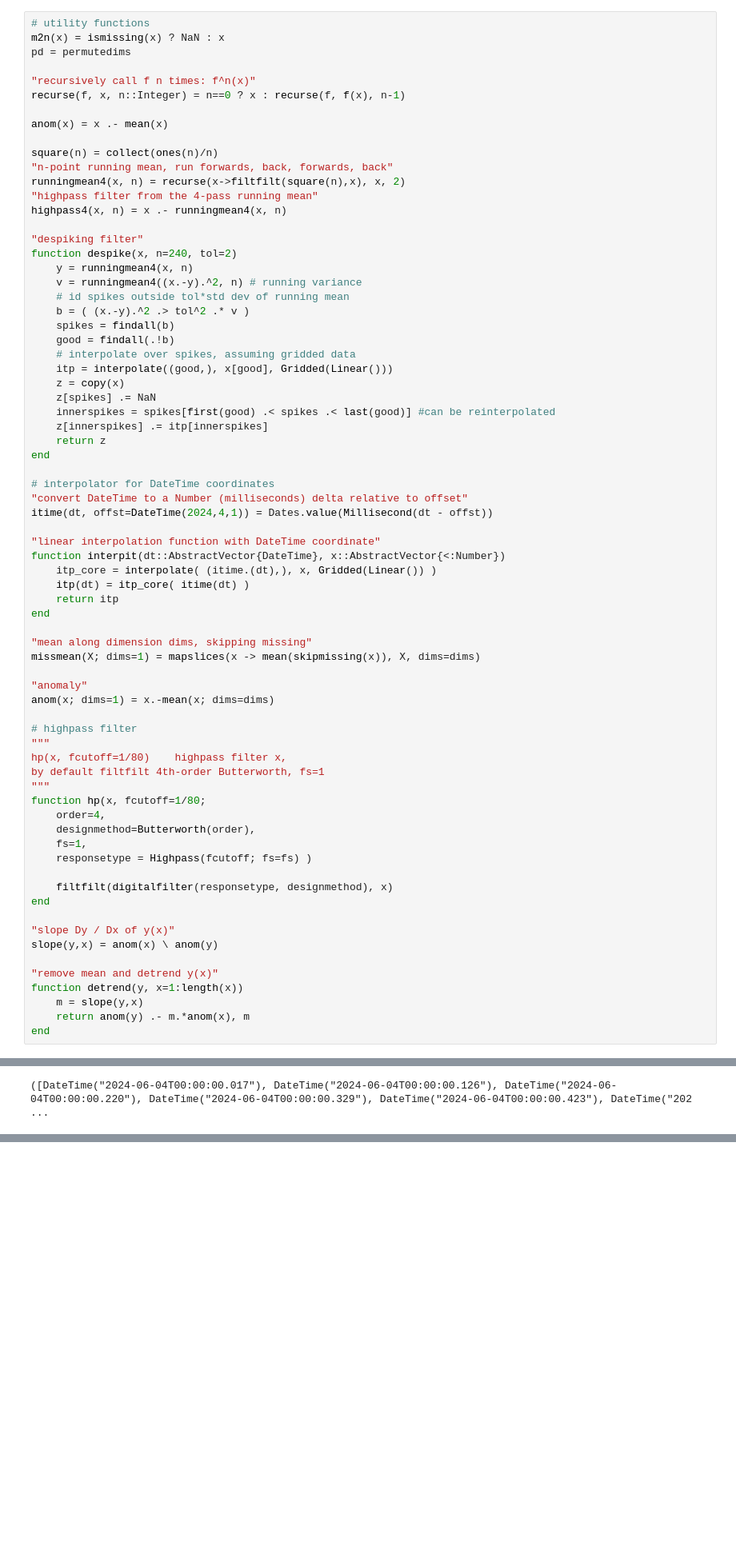
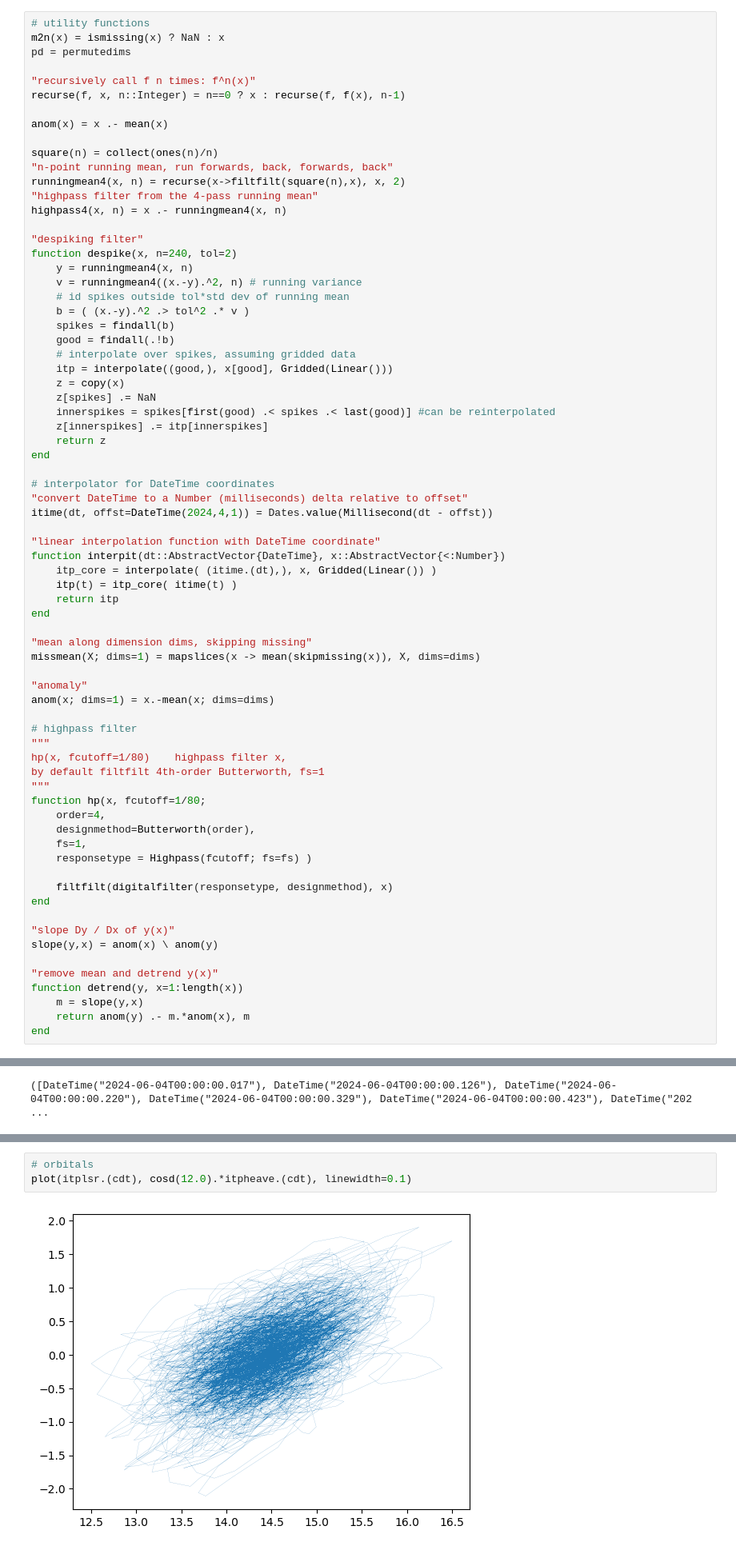
Before and after one commit to deszoeke/ASTRAL-mast, a Jupyter notebook: read_lsr.ipynb, the cells around one changed output, grey strips where cells are left out. Shown at 80% size. Drawn from its saved outputs; the diff is of its cells as text; blank space fills up the shorter version.

```diff
--- a/read_lsr.ipynb
+++ b/read_lsr.ipynb
@@ -70,7 +86,7 @@ itime(dt, offst=DateTime(2024,4,1)) = Dates.value(Millisecond(dt - offst))
 "linear interpolation function with DateTime coordinate"
 function interpit(dt::AbstractVector{DateTime}, x::AbstractVector{<:Number})
     itp_core = interpolate( (itime.(dt),), x, Gridded(Linear()) )
-    itp(dt) = itp_core( itime(dt) )
+    itp(t) = itp_core( itime(t) )
     return itp
 end
 
@@ -209,0 +213,5 @@ LoadError: UndefVarError: `mean` not defined
+# %%
+# orbitals
+plot(itplsr.(cdt), cosd(12.0).*itpheave.(cdt), linewidth=0.1)
+# %% [output]
+[figure, added]
```
Also changed, not shown: parts of 14 cells of this notebook, 1 other file.
